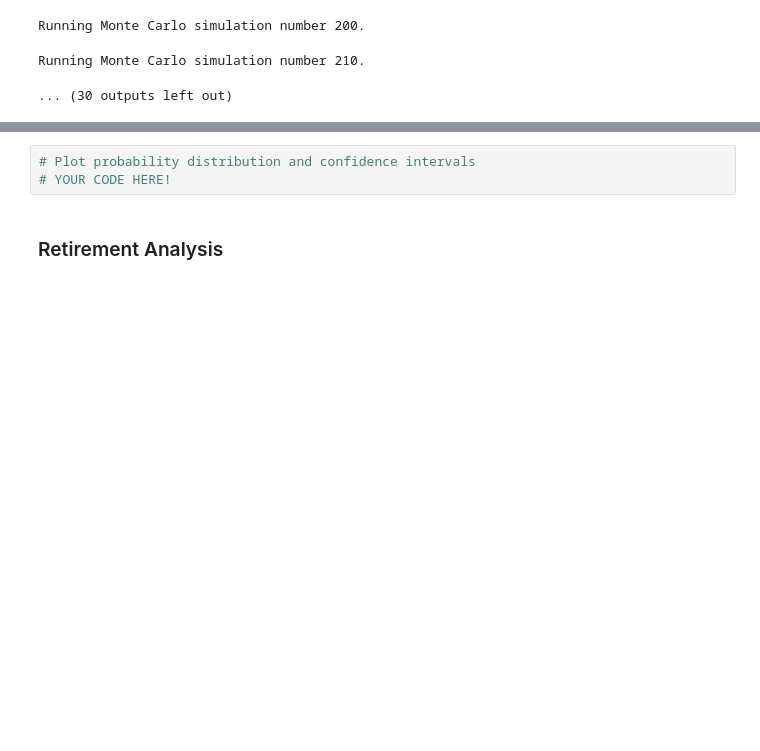
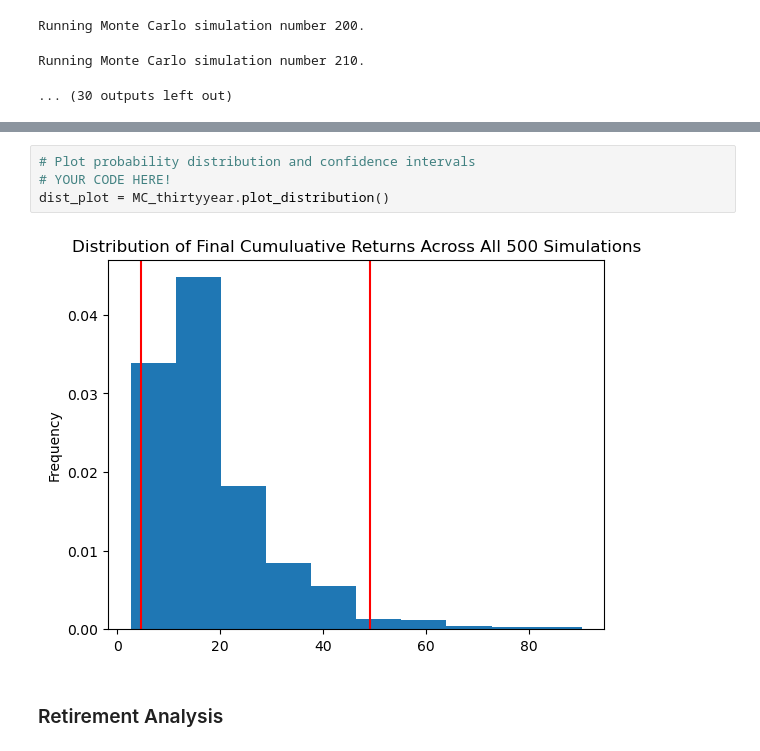
Before and after one commit to Dobinhom/Homework-5---API, a Jupyter notebook: financial-planner.ipynb, the cells around one changed output, grey strips where cells are left out. Cells and saved outputs as stored; diff of their text form; blank space fills up the shorter version.

```diff
--- a/financial-planner.ipynb
+++ b/financial-planner.ipynb
@@ -283,6 +273,9 @@ line_plot = MC_thirtyyear.plot_simulation()
 # %%
 # Plot probability distribution and confidence intervals
 # YOUR CODE HERE!
+dist_plot = MC_thirtyyear.plot_distribution()
+# %% [output]
+[figure, added]
 # %% [markdown]
 ### Retirement Analysis
 # %%
```
Also changed, not shown: parts of 10 cells of this notebook.
